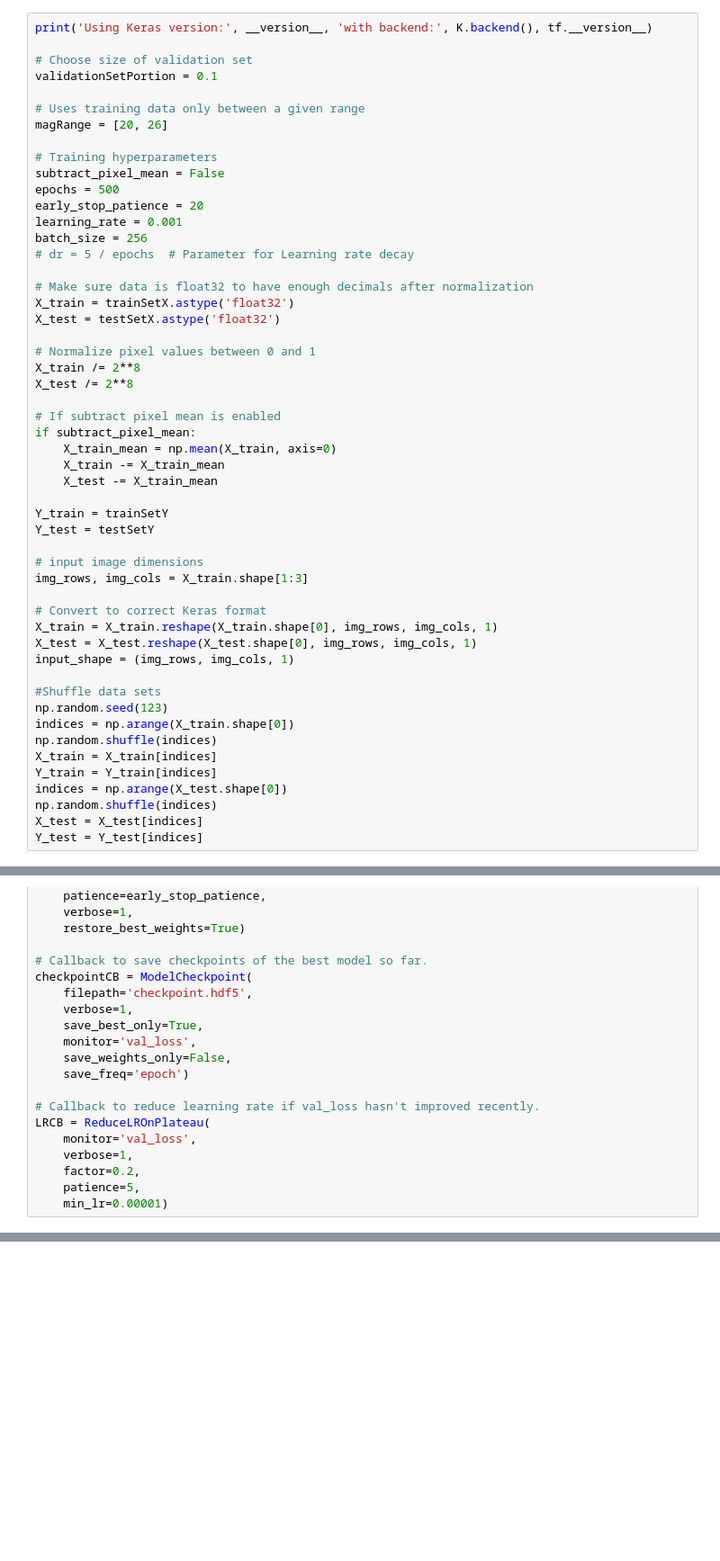
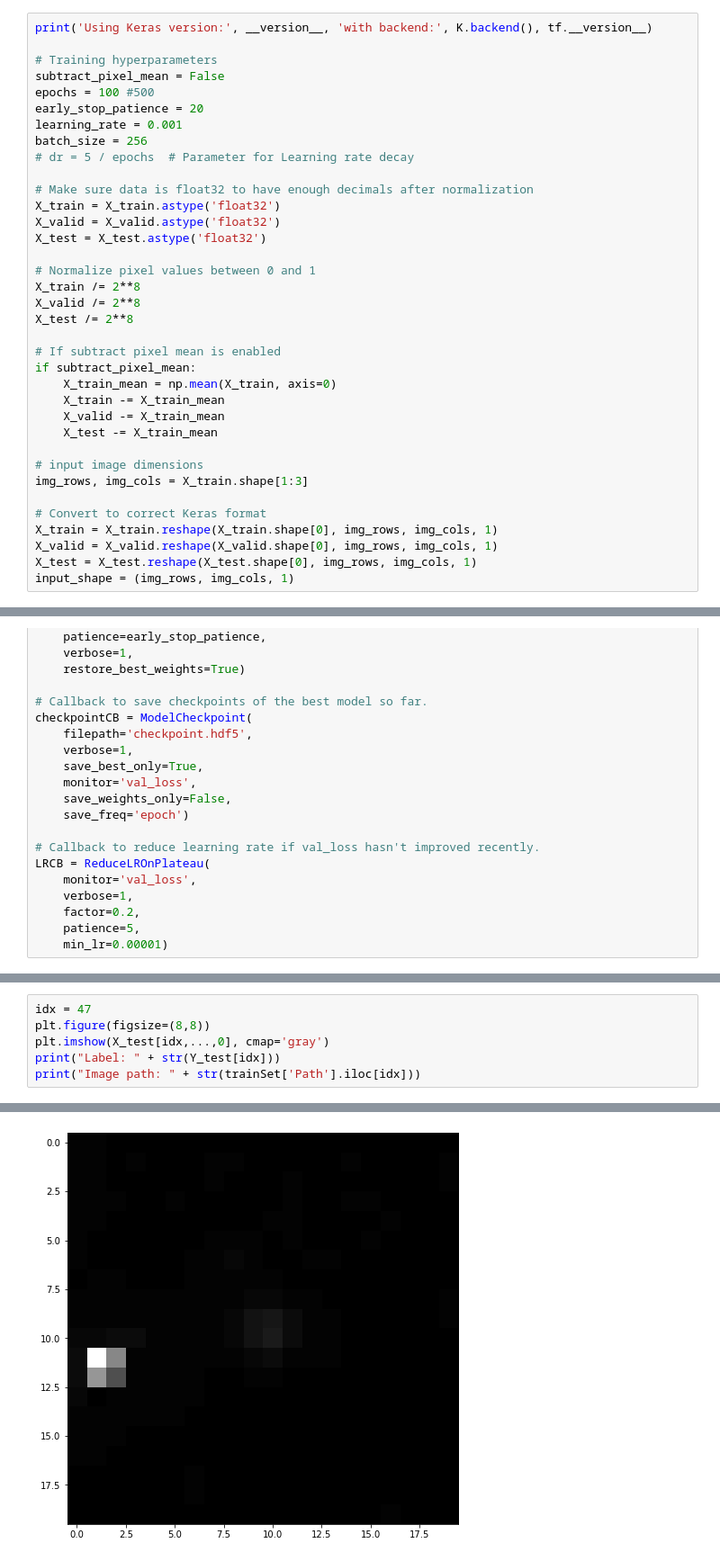
Before and after one commit to ymzayek/asteroidsCNN, a Jupyter notebook: trainSimpleCNN.ipynb, the cells around one changed output, grey strips where cells are left out. Shown at 90% size. Drawn from its saved outputs; the diff is of its cells as text; blank space fills up the shorter version.

```diff
--- a/trainSimpleCNN.ipynb
+++ b/trainSimpleCNN.ipynb
@@ -115,54 +77,38 @@ testSetY = np.append(testSetY, np.zeros((len(filenames_test)), dtype=float), 0)
 # %%
 print('Using Keras version:', __version__, 'with backend:', K.backend(), tf.__version__)
 
-# Choose size of validation set
-validationSetPortion = 0.1
-
-# Uses training data only between a given range
-magRange = [20, 26]
-
 # Training hyperparameters
 subtract_pixel_mean = False
-epochs = 500
+epochs = 100 #500
 early_stop_patience = 20
 learning_rate = 0.001
 batch_size = 256
 # dr = 5 / epochs  # Parameter for Learning rate decay
 
 # Make sure data is float32 to have enough decimals after normalization
-X_train = trainSetX.astype('float32')
-X_test = testSetX.astype('float32')
+X_train = X_train.astype('float32')
+X_valid = X_valid.astype('float32')
+X_test = X_test.astype('float32')
 
 # Normalize pixel values between 0 and 1
 X_train /= 2**8
+X_valid /= 2**8
 X_test /= 2**8
 
 # If subtract pixel mean is enabled
 if subtract_pixel_mean:
     X_train_mean = np.mean(X_train, axis=0)
     X_train -= X_train_mean
+    X_valid -= X_train_mean
     X_test -= X_train_mean
-
-Y_train = trainSetY
-Y_test = testSetY
 
 # input image dimensions
 img_rows, img_cols = X_train.shape[1:3]
 
 # Convert to correct Keras format
 X_train = X_train.reshape(X_train.shape[0], img_rows, img_cols, 1)
+X_valid = X_valid.reshape(X_valid.shape[0], img_rows, img_cols, 1)
 X_test = X_test.reshape(X_test.shape[0], img_rows, img_cols, 1)
 input_shape = (img_rows, img_cols, 1)
-
-#Shuffle data sets
-np.random.seed(123)
-indices = np.arange(X_train.shape[0])
-np.random.shuffle(indices)
-X_train = X_train[indices]
-Y_train = Y_train[indices]
-indices = np.arange(X_test.shape[0])
-np.random.shuffle(indices)
-X_test = X_test[indices]
-Y_test = Y_test[indices]
 # %% [output]
 Using Keras version: 2.4.0 with backend: tensorflow 2.3.1
@@ -424,0 +404,7 @@ plt.show()
+# %%
+idx = 47
+plt.figure(figsize=(8,8))
+plt.imshow(X_test[idx,...,0], cmap='gray')
+print("Label: " + str(Y_test[idx]))
+print("Image path: " + str(trainSet['Path'].iloc[idx]))
+# %% [output]
@@ -425 +413,2 @@ plt.show()
+[figure, added]
 # %%
```
Also changed, not shown: parts of 22 cells of this notebook, 2 other files.
